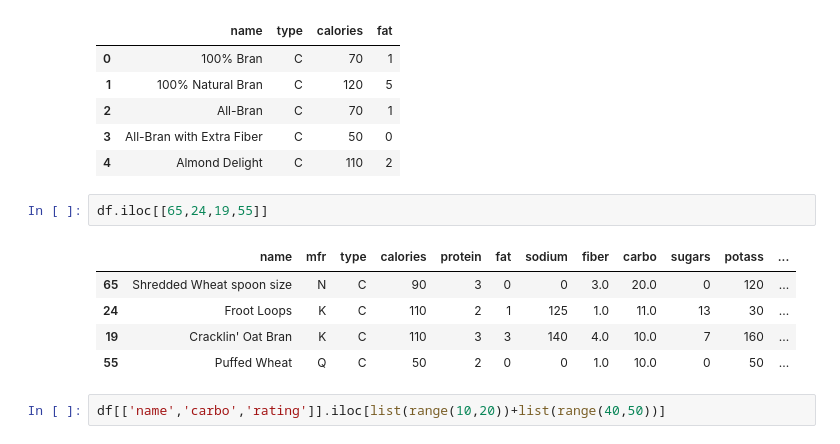
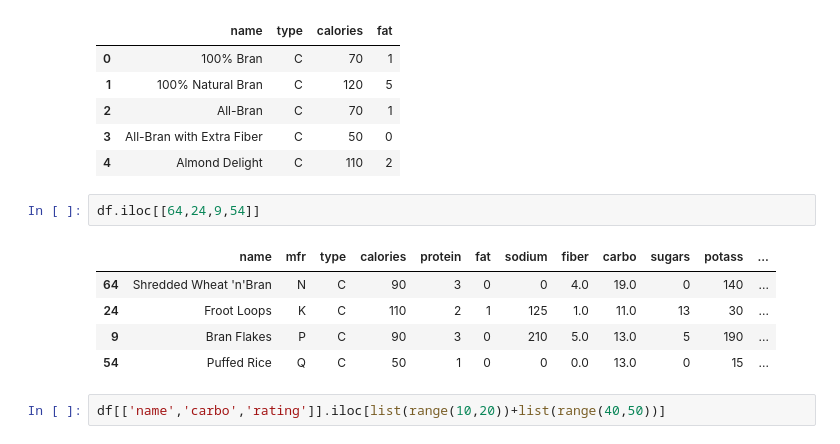
Before and after one commit to mosleh-exeter/BEM1025, a Jupyter notebook: ExamPrep/Exam1/MidTerm. Exam prep 4-solution.ipynb, the cells around one changed output. Saved outputs shown, nothing was run; the diff lists cells and outputs as text.

```diff
--- a/ExamPrep/Exam1/MidTerm. Exam prep 4-solution.ipynb
+++ b/ExamPrep/Exam1/MidTerm. Exam prep 4-solution.ipynb
@@ -135,13 +135,13 @@ df[['name','type','calories','fat']].head()
 | 3 | All-Bran with Extra Fiber | C | 50 | 0 |
 | 4 | Almond Delight | C | 110 | 2 |
 # %%
-df.iloc[[65,24,19,55]]
+df.iloc[[64,24,9,54]]
 # %% [output]
 |  | name | mfr | type | calories | protein | fat | sodium | fiber | carbo | sugars | potass | ... |
-| 65 | Shredded Wheat spoon size | N | C | 90 | 3 | 0 | 0 | 3.0 | 20.0 | 0 | 120 | ... |
+| 64 | Shredded Wheat 'n'Bran | N | C | 90 | 3 | 0 | 0 | 4.0 | 19.0 | 0 | 140 | ... |
 | 24 | Froot Loops | K | C | 110 | 2 | 1 | 125 | 1.0 | 11.0 | 13 | 30 | ... |
-| 19 | Cracklin' Oat Bran | K | C | 110 | 3 | 3 | 140 | 4.0 | 10.0 | 7 | 160 | ... |
-| 55 | Puffed Wheat | Q | C | 50 | 2 | 0 | 0 | 1.0 | 10.0 | 0 | 50 | ... |
+| 9 | Bran Flakes | P | C | 90 | 3 | 0 | 210 | 5.0 | 13.0 | 5 | 190 | ... |
+| 54 | Puffed Rice | Q | C | 50 | 1 | 0 | 0 | 0.0 | 13.0 | 0 | 15 | ... |
 # %%
 df[['name','carbo','rating']].iloc[list(range(10,20))+list(range(40,50))]
 # %% [output]
```
Also changed, not shown: parts of 3 cells of this notebook.
